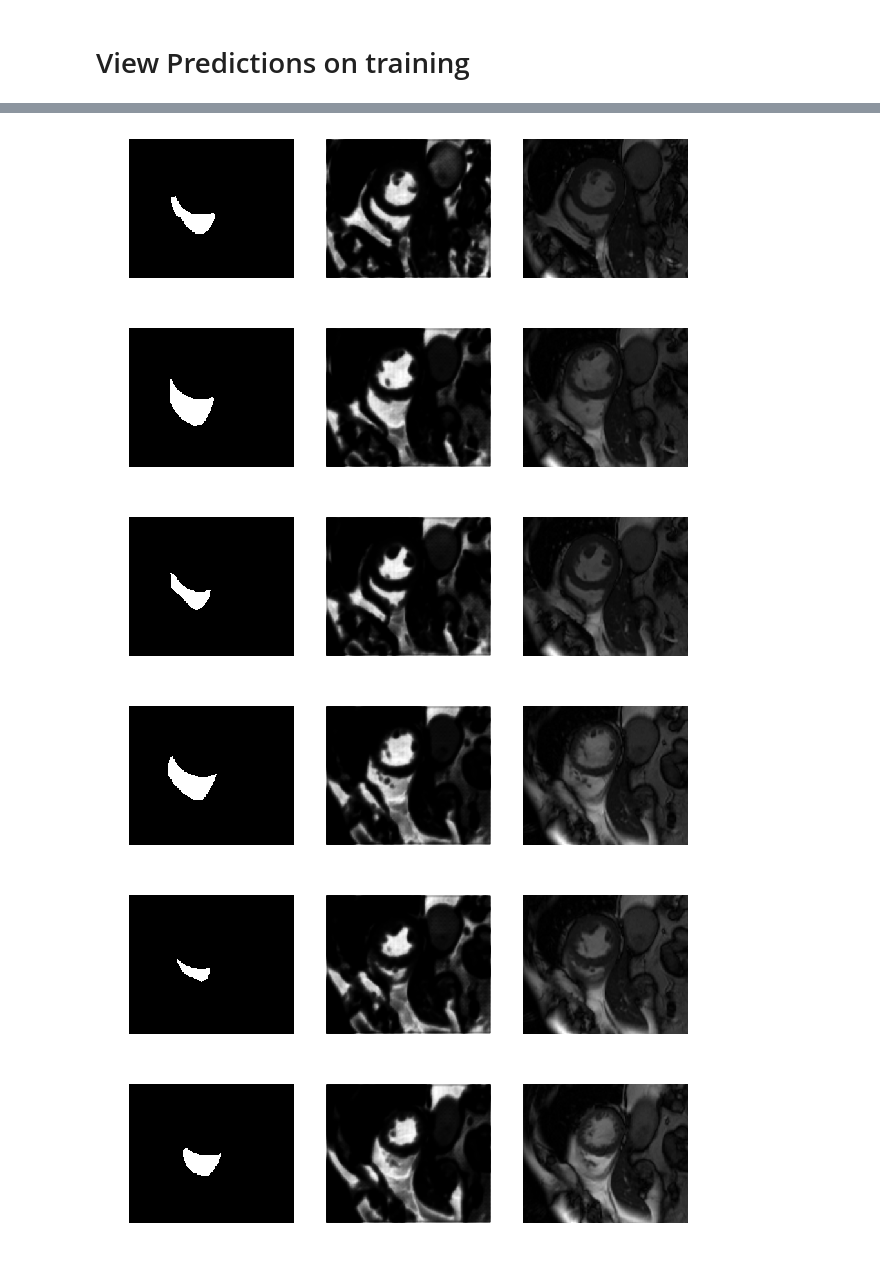
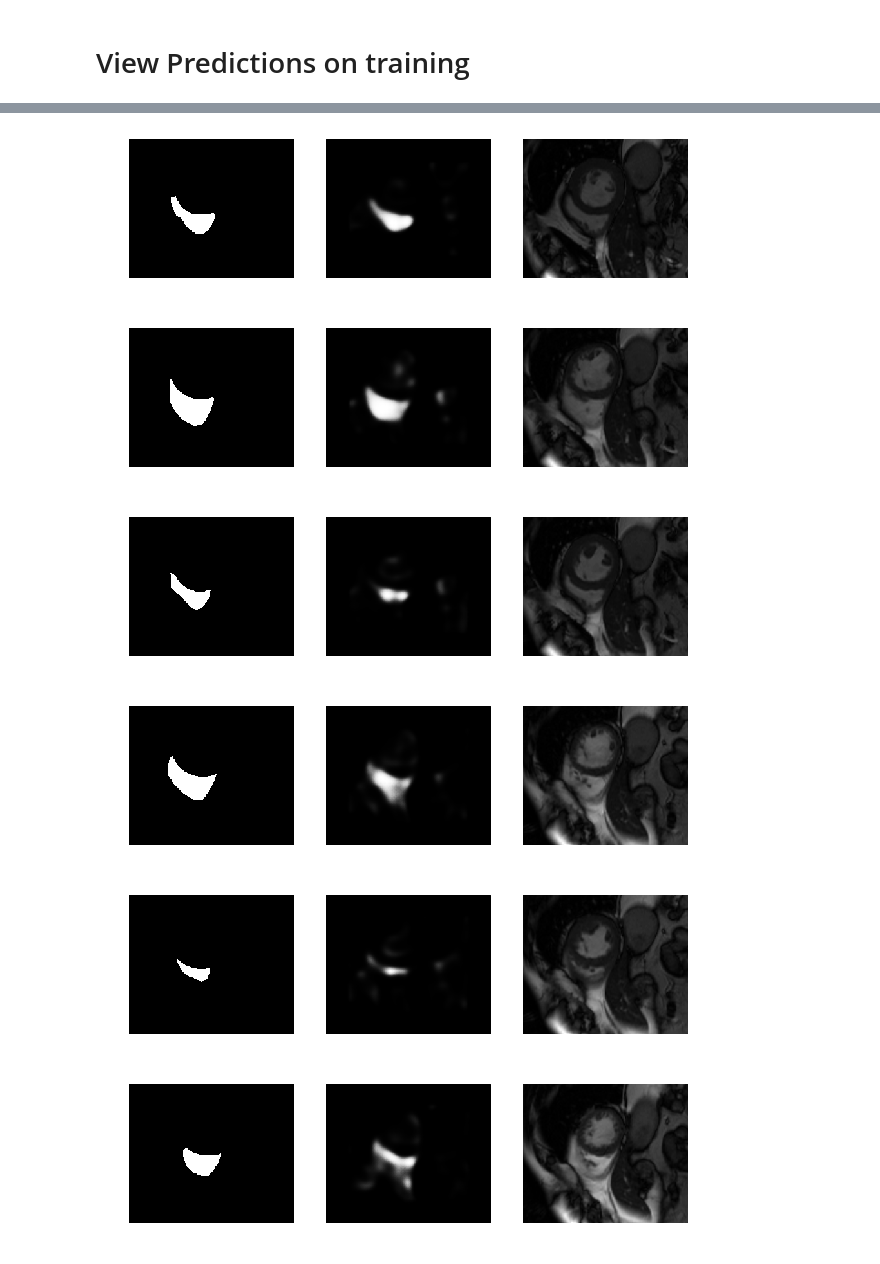
Before and after one commit to aksharkkumar/cmri-rv-seg, a Jupyter notebook: notebooks/cmri-rv-seg.ipynb, the cells around one changed output, grey strips where cells are left out. Cells and saved outputs as stored; diff of their text form; code cells hidden in the pictures.

Commit message:
continue to train model

```diff
--- a/notebooks/cmri-rv-seg.ipynb
+++ b/notebooks/cmri-rv-seg.ipynb
@@ -96,7 +96,7 @@ def dice_coef_np(y_true, y_pred):
     return (2. * intersection + 1.) / (np.sum(y_true) + np.sum(y_pred) + 1.)
 
 
-def pixelwise_categorical_crossentropy(y_true, y_pred, weights=[0.5,0.5], epsilon=1e-8):
+def pixelwise_crossentropy(y_true, y_pred, weights=[0.5,0.5], epsilon=1e-8):
     ndim = K.ndim(y_pred)
     ncategory = K.int_shape(y_pred)[-1]
     # scale predictions so class probabilities of each pixel sum to 1
@@ -125,7 +125,7 @@ def show_plots(history):
     plt.legend(['train', 'validation'], loc='upper left')
     plt.show()
 #sgd = optimizers.SGD(lr=0.01, momentum=0.99)
-model.compile(optimizer=Adam(lr=1e-3),loss='categorical_crossentropy',metrics=[dice_coef])
+model.compile(optimizer=Adam(lr=1e-5),loss=[pixelwise_crossentropy],metrics=[dice_coef])
 # %%
 #TODO: 1. split data into training and validation set
 #      2. Augment the data
@@ -135,11 +135,11 @@ from keras.callbacks import ModelCheckpoint
 
 from math import ceil
 
-seed = 53
+seed = 62
 
 validation_split=0.2
 
-epochs = 200
+epochs = 500
 batch_size = 32
 
 
@@ -180,7 +180,7 @@ train_masks_generator = train_images_datagen.flow(train_inner_masks, y=None, see
 
 train_generator = zip(train_images_generator, train_masks_generator)
 # %%
-checkpointer = ModelCheckpoint(filepath='saved_models/endo_models/weights200No64.hdf5', verbose=1, save_best_only=True)
+checkpointer = ModelCheckpoint(filepath='saved_models/endo_models/weights500No64.hdf5', verbose=1, save_best_only=True)
 
 hist = model.fit_generator(train_generator,steps_per_epoch=train_steps,epochs=epochs,verbose=1,callbacks=[checkpointer],
                    validation_data=(validation_images,validation_inner_masks),validation_steps=val_steps)
@@ -390,9 +405,9 @@ Dice Average: 0.94 Dice Stdev: 0.03
 Validation Statistics(300 Epochs, No Dropout)...
 Dice Average: 0.94 Dice Stdev: 0.03
 # %%
-model.load_weights('saved_models/endo_models/weights-250Epochs-NoDrop.hdf5')
-print("Training Statistics(250 Epochs, No Dropout)...")
+model.load_weights('saved_models/endo_models/weights-500Epochs-NoDrop.hdf5')
+print("Training Statistics(500 Epochs, No Dropout)...")
 calculate_dice(train_images,train_inner_masks)
-print("Validation Statistics(250 Epochs, No Dropout)...")
+print("Validation Statistics(500 Epochs, No Dropout)...")
 calculate_dice(validation_images,validation_inner_masks)
 # %% [output]
@@ -403,7 +418,7 @@ Dice Average: 0.92 Dice Stdev: 0.02
 # %% [markdown]
 # View Predictions on training
 # %%
-model.load_weights('saved_models/endo_models/weights20No64.hdf5')
+model.load_weights('saved_models/endo_models/weights500No64.hdf5')
 
 def show_masks(images, i_masks_true):
     masks_pred = np.concatenate([model.predict(image[None,:,:,:]) for image in images])
@@ -430,6 +445,6 @@ show_masks(images[:10], inner_masks[:10])
-[figure, old version]
+[figure, new version]
-[figure, old version]
+[figure, new version]
-[figure, old version]
+[figure, new version]
-[figure, old version]
+[figure, new version]
-[figure, old version]
+[figure, new version]
-[figure, old version]
+[figure, new version]
```
Also changed, not shown: parts of 7 cells of this notebook, 7 other files.
